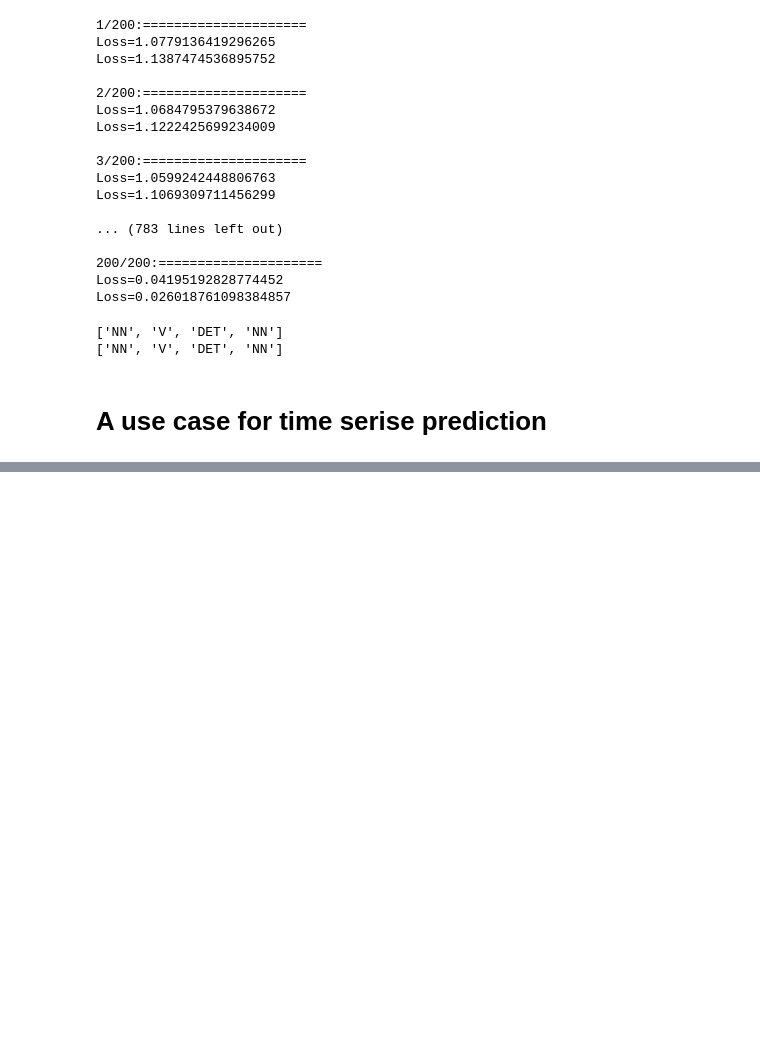
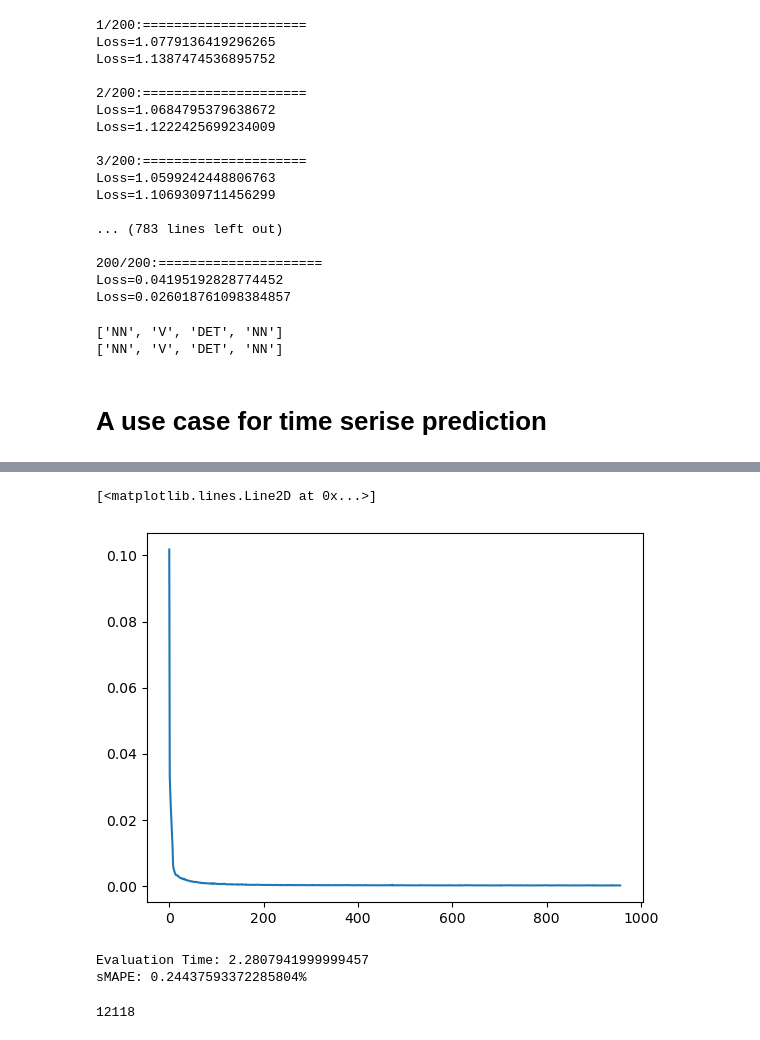
Before and after one commit to BlueAsuka/LanguageModel, a Jupyter notebook: from_torch/sequence_model/lstm.ipynb, the cells around one changed output, grey strips where cells are left out. Drawn from its saved outputs; the diff is of its cells as text; code cells hidden in the pictures; blank space fills up the shorter version.

Commit message:
Finish the LSTM time series model training
The result is good with loss less than 0.0001

```diff
--- a/from_torch/sequence_model/lstm.ipynb
+++ b/from_torch/sequence_model/lstm.ipynb
@@ -243,0 +429,42 @@ print(pred)
+# %%
+print("Starting Training of the LSTM model")
+
+epoch_time = [] # For tracking the training time
+lossi = []      # For tracking the training loss
+
+for epoch in range(EPOCHS):
+
+    h = model.init_hidden(BATCH_SIZE) # Initialize the hidden layer
+    avg_loss = 0. # Initialize the average loss
+    counter = 0   # Initialize the counter to index the batch
+
+    start_time = time.perf_counter() # Start recording the time
+
+    for x, label in train_loader:
+        counter += 1
+
+        # Convert the hidden into a tuple
+        h = tuple([e.data for e in h])
+
+        # Standard process of the training
+        model.zero_grad()                                  # Initialize the gradient
+        out, h = model(x.to(device).float(), h)            # Forward pass
+        loss = criterion(out, label.to(device).float())    # Compute the loss
+        lossi.append(loss.item())
+        loss.backward()                                    # Backpropagation
+        optimizer.step()                                   # Parameters update
+
+        # Track the loss and the training state
+        avg_loss += loss.item()
+        if counter % 200 == 0:
+            print(f'Epoch {epoch+1}... Step: {counter}/{len(train_loader)}... Average Loss: {avg_loss/counter}')
+
+    # break
+
+    end_time = time.perf_counter() # Finish the time recording
+
+    print(f'Epoch {epoch+1}/{EPOCHS} Done, Total Loss: {avg_loss/len(train_loader)}')
+    print(f'Total Time Elapsed: {str(end_time - start_time)} seconds')
+    epoch_time.append(end_time - start_time)
+
+print(f'Total training time: {str(sum(epoch_time))} s')
@@ -243,0 +489,5 @@ print(pred)
+# %%
+plt.plot(torch.tensor(lossi).view(957, -1).mean(1))
+# %% [output]
+[<matplotlib.lines.Line2D at 0x...>]
+[figure, added]
@@ -243,0 +518,9 @@ print(pred)
+# %%
+lstm_outputs, lstm_targets, lstm_sMAPE = evaluate(model, test_x, test_y, label_scalers)
+# %% [output]
+Evaluation Time: 2.2807941999999457
+sMAPE: 0.24437593372285804%
+# %%
+len(lstm_outputs[2])
+# %% [output]
+12118
```
Also changed, not shown: parts of 24 cells of this notebook, 15 other files.
